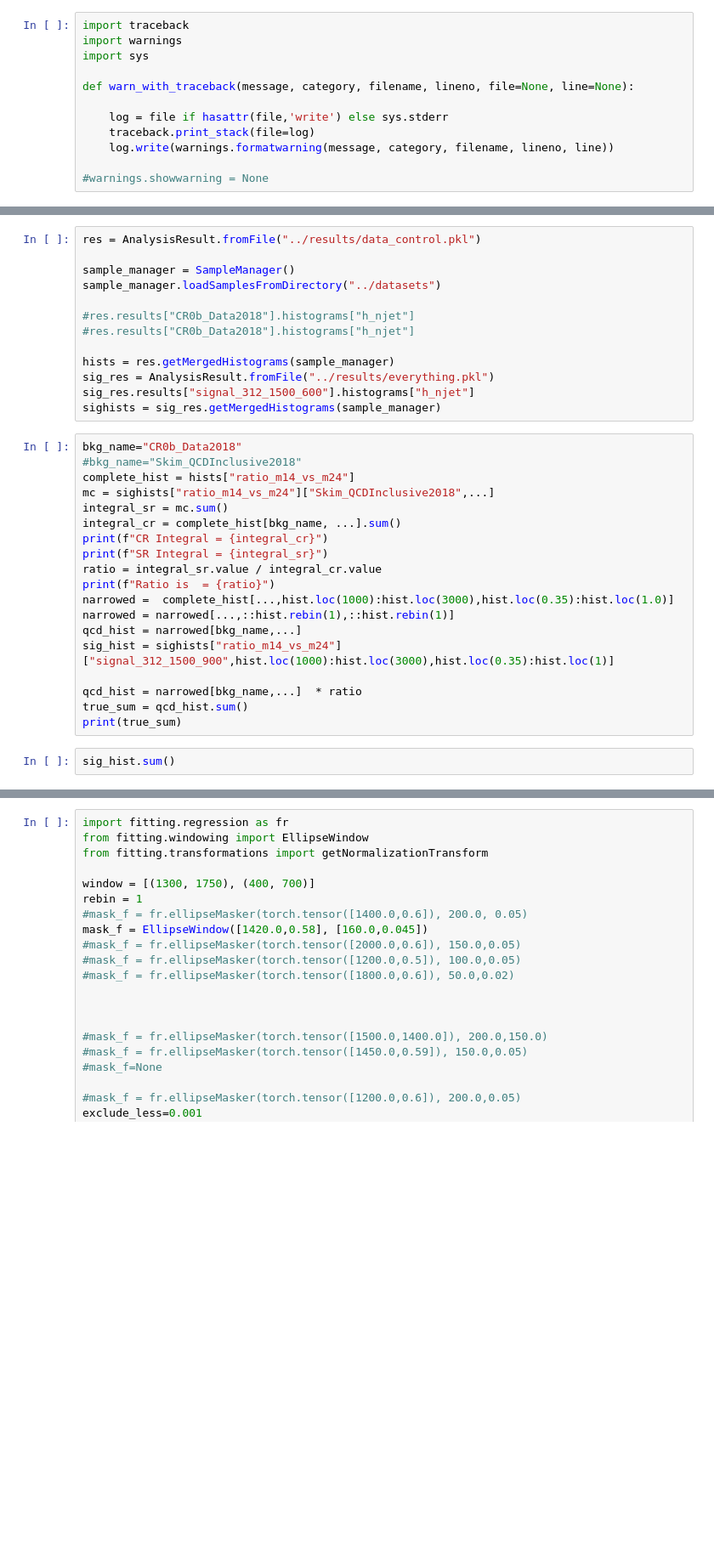
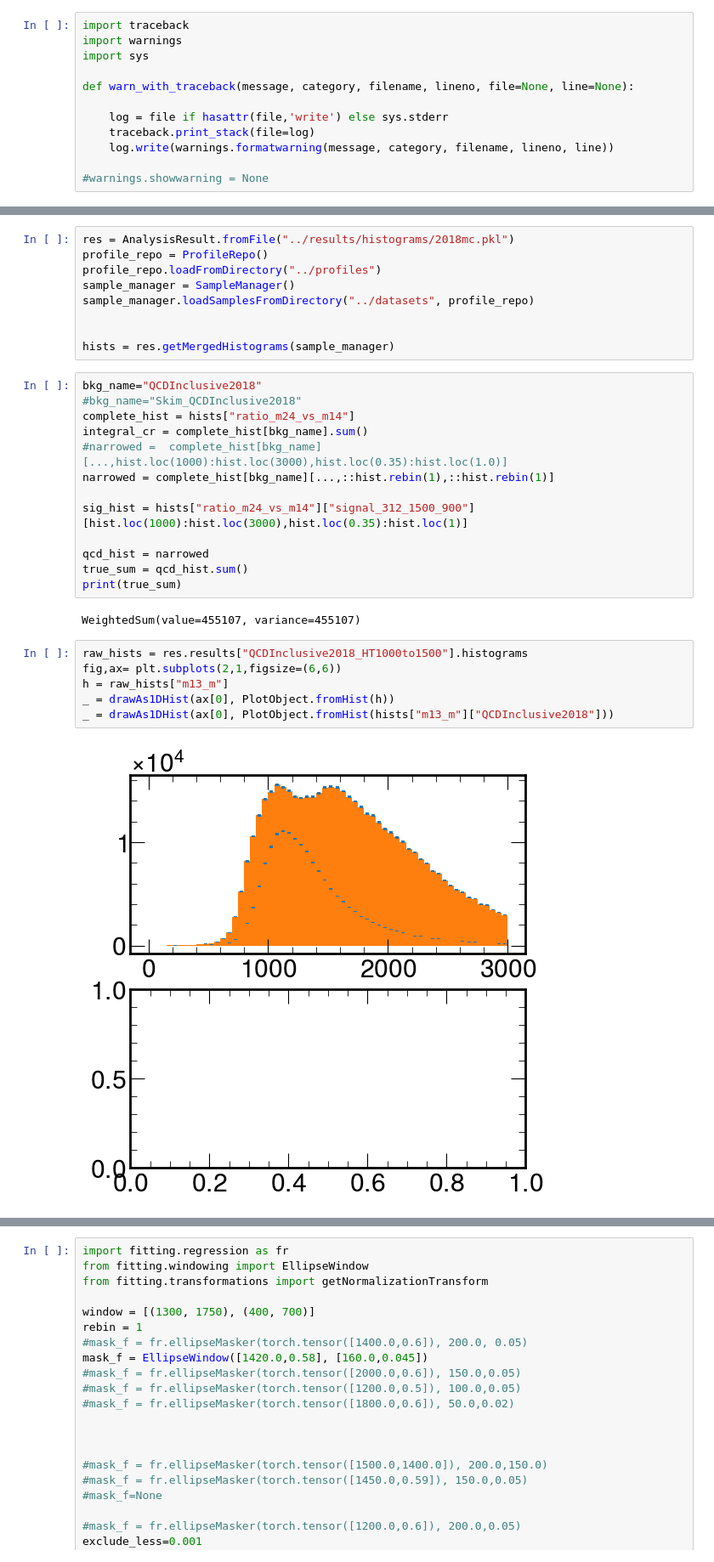
Before and after one commit to UMN-CMS/SingleStopCoffea, a Jupyter notebook: notebooks/multidim_fit.ipynb, the cells around one changed output, grey strips where cells are left out. Shown at 85% size. Cells and saved outputs as stored; diff of their text form; blank space fills up the shorter version.

```diff
--- a/notebooks/multidim_fit.ipynb
+++ b/notebooks/multidim_fit.ipynb
@@ -50,38 +50,36 @@ plt.close("auto")
 %matplotlib inline
 # %%
-res = AnalysisResult.fromFile("../results/data_control.pkl")
+res = AnalysisResult.fromFile("../results/histograms/2018mc.pkl")
+profile_repo = ProfileRepo()
+profile_repo.loadFromDirectory("../profiles")
+sample_manager = SampleManager()
+sample_manager.loadSamplesFromDirectory("../datasets", profile_repo)
 
-sample_manager = SampleManager()
-sample_manager.loadSamplesFromDirectory("../datasets")
-
-#res.results["CR0b_Data2018"].histograms["h_njet"]
-#res.results["CR0b_Data2018"].histograms["h_njet"]
 
 hists = res.getMergedHistograms(sample_manager)
-sig_res = AnalysisResult.fromFile("../results/everything.pkl")
-sig_res.results["signal_312_1500_600"].histograms["h_njet"]
-sighists = sig_res.getMergedHistograms(sample_manager)
 # %%
-bkg_name="CR0b_Data2018"
+bkg_name="QCDInclusive2018"
 #bkg_name="Skim_QCDInclusive2018"
-complete_hist = hists["ratio_m14_vs_m24"]
-mc = sighists["ratio_m14_vs_m24"]["Skim_QCDInclusive2018",...]
-integral_sr = mc.sum()
-integral_cr = complete_hist[bkg_name, ...].sum()
-print(f"CR Integral = {integral_cr}")
-print(f"SR Integral = {integral_sr}")
-ratio = integral_sr.value / integral_cr.value
-print(f"Ratio is  = {ratio}")
-narrowed =  complete_hist[...,hist.loc(1000):hist.loc(3000),hist.loc(0.35):hist.loc(1.0)]
-narrowed = narrowed[...,::hist.rebin(1),::hist.rebin(1)]
-qcd_hist = narrowed[bkg_name,...]
-sig_hist = sighists["ratio_m14_vs_m24"]["signal_312_1500_900",hist.loc(1000):hist.loc(3000),hist.loc(0.35):hist.loc(1)]
+complete_hist = hists["ratio_m24_vs_m14"]
+integral_cr = complete_hist[bkg_name].sum()
+#narrowed =  complete_hist[bkg_name][...,hist.loc(1000):hist.loc(3000),hist.loc(0.35):hist.loc(1.0)]
+narrowed = complete_hist[bkg_name][...,::hist.rebin(1),::hist.rebin(1)]
 
-qcd_hist = narrowed[bkg_name,...]  * ratio
+sig_hist = hists["ratio_m24_vs_m14"]["signal_312_1500_900"][hist.loc(1000):hist.loc(3000),hist.loc(0.35):hist.loc(1)]
+
+qcd_hist = narrowed
 true_sum = qcd_hist.sum()
 print(true_sum)
+# %% [output]
+WeightedSum(value=455107, variance=455107)
-# %%
-sig_hist.sum()
+# %%
+raw_hists = res.results["QCDInclusive2018_HT1000to1500"].histograms
+fig,ax= plt.subplots(2,1,figsize=(6,6))
+h = raw_hists["m13_m"]
+_ = drawAs1DHist(ax[0], PlotObject.fromHist(h))
+_ = drawAs1DHist(ax[0], PlotObject.fromHist(hists["m13_m"]["QCDInclusive2018"]))
+# %% [output]
+[figure, added]
 # %%
 fig,ax= plt.subplots(1,2,figsize=(10,3))
 _ = drawAs2DHist(ax[0], PlotObject.fromHist(qcd_hist))
```
Also changed, not shown: parts of 2 cells of this notebook, 1 other file.
